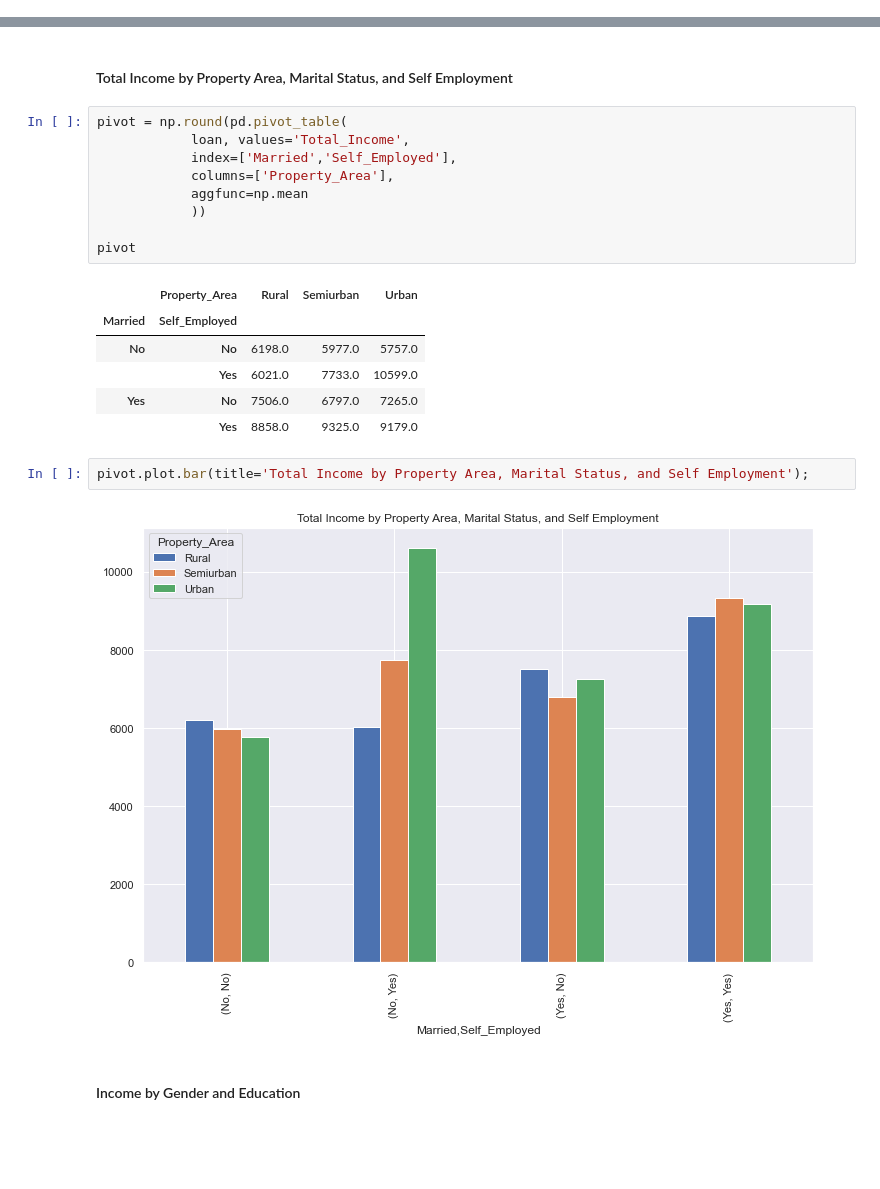
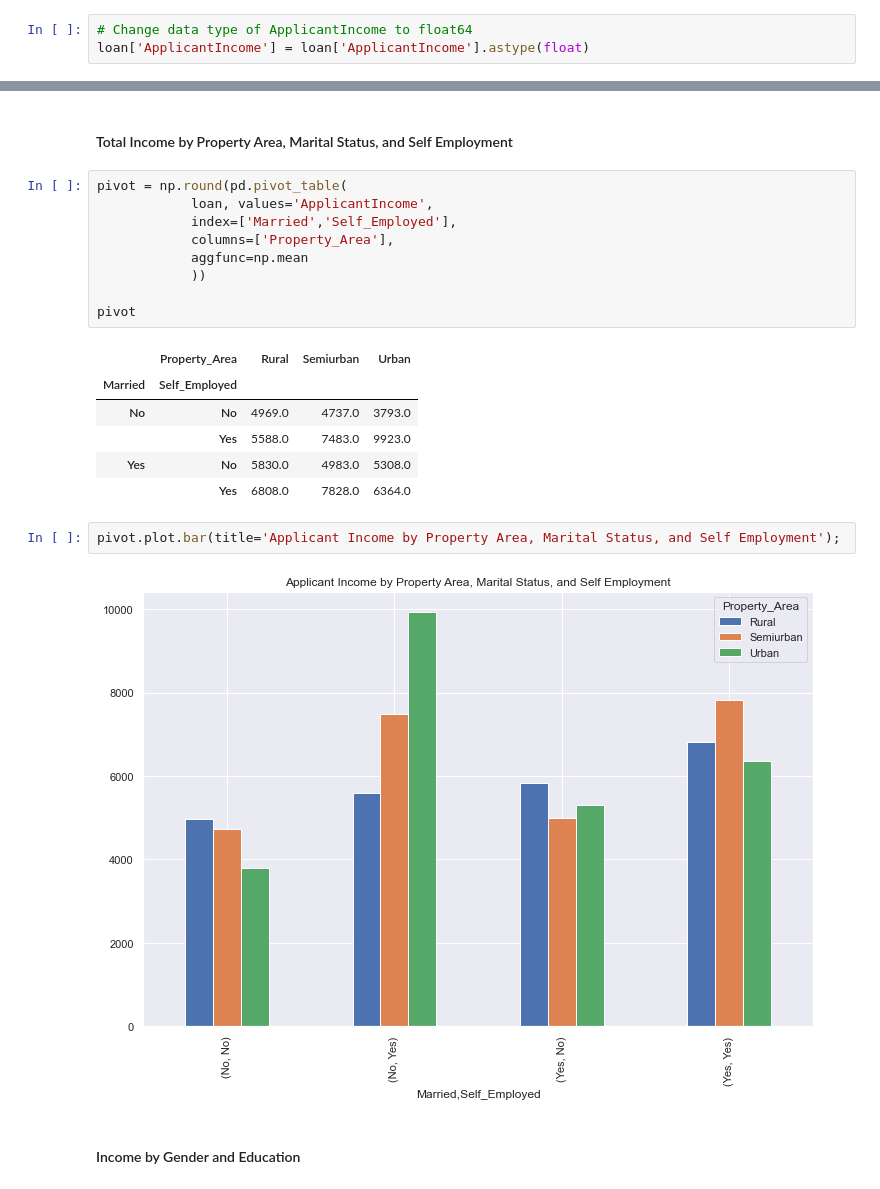
Before and after one commit to joshho77/Deployment_Project, a Jupyter notebook: notebooks/instructions.ipynb, the cells around one changed output, grey strips where cells are left out. Cells and saved outputs as stored; diff of their text form; blank space fills up the shorter version.

```diff
--- a/notebooks/instructions.ipynb
+++ b/notebooks/instructions.ipynb
@@ -138,6 +142,9 @@ loan[loan['Self_Employed'].isna()].reset_index(drop=True).head(15)
 | 14 | LP001883 | Female | No | 0 | Graduate | NaN | 3418 | 0.0 | ... |
 # %% [markdown]
 Look at some basic statistics for numerical variables.
+# %%
+# Change data type of ApplicantIncome to float64
+loan['ApplicantIncome'] = loan['ApplicantIncome'].astype(float)
 # %%
 loan.describe()
 # %% [output]
@@ -262,7 +269,7 @@ Try to understand categorical variables in more details using `pandas.DataFrame.
 #### Total Income by Property Area, Marital Status, and Self Employment
 # %%
 pivot = np.round(pd.pivot_table(
-            loan, values='Total_Income',
+            loan, values='ApplicantIncome',
             index=['Married','Self_Employed'],
             columns=['Property_Area'],
             aggfunc=np.mean
@@ -272,14 +279,14 @@ pivot
 # %% [output]
 |  | Property_Area | Rural | Semiurban | Urban |
 | Married | Self_Employed |  |  |  |
-| No | No | 6198.0 | 5977.0 | 5757.0 |
-|  | Yes | 6021.0 | 7733.0 | 10599.0 |
-| Yes | No | 7506.0 | 6797.0 | 7265.0 |
-|  | Yes | 8858.0 | 9325.0 | 9179.0 |
+| No | No | 4969.0 | 4737.0 | 3793.0 |
+|  | Yes | 5588.0 | 7483.0 | 9923.0 |
+| Yes | No | 5830.0 | 4983.0 | 5308.0 |
+|  | Yes | 6808.0 | 7828.0 | 6364.0 |
 # %%
-pivot.plot.bar(title='Total Income by Property Area, Marital Status, and Self Employment');
+pivot.plot.bar(title='Applicant Income by Property Area, Marital Status, and Self Employment');
 # %% [output]
-[figure, old version]
+[figure, new version]
 # %% [markdown]
 #### Income by Gender and Education
 # %%
```
Also changed, not shown: parts of 50 cells of this notebook, 7 other files.
